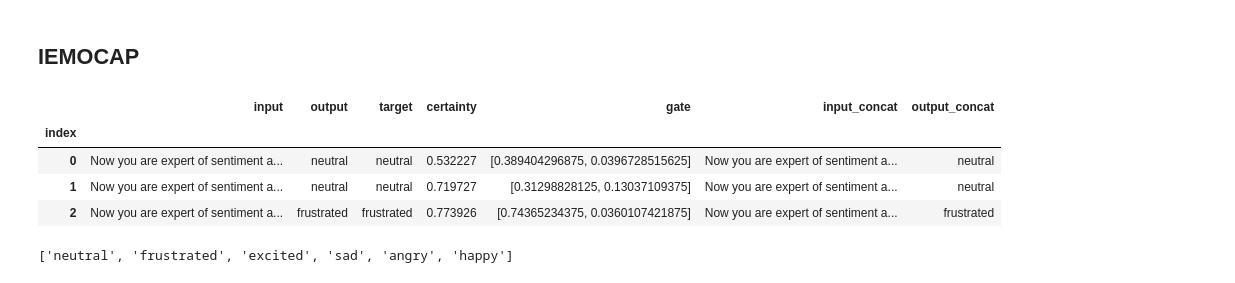
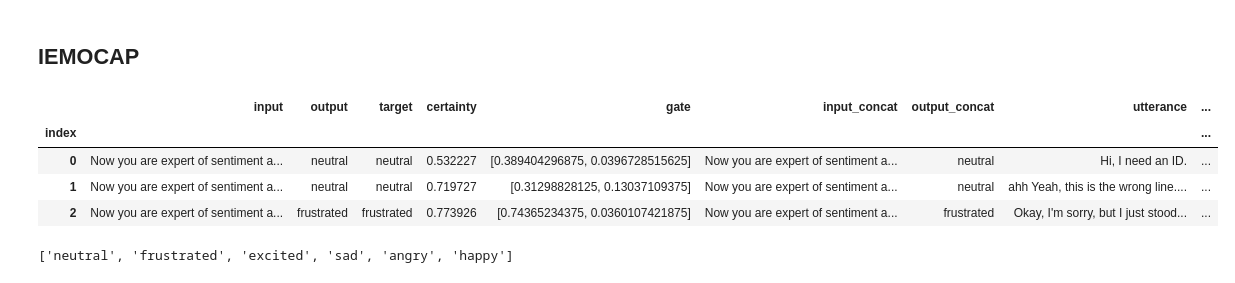
Before and after one commit to HenFo/Masterarbeit, a Jupyter notebook: analysis/mm_models/discussion_iemocap.ipynb, the cells around one changed output. Saved outputs shown, nothing was run; the diff lists cells and outputs as text; code cells hidden in the pictures.

```diff
--- a/analysis/mm_models/discussion_iemocap.ipynb
+++ b/analysis/mm_models/discussion_iemocap.ipynb
@@ -17,29 +17,30 @@ BASE_PATH_FUSION = os.path.join("results", "late_fusion")
 # %%
 DATASET = "IEMOCAP"
 
 
 def get_result_dataframe(dataset: str) -> pd.DataFrame:
     fusion_path = os.path.join(BASE_PATH_FUSION, dataset, "preds_test.json")
     concat_path = os.path.join(BASE_PATH_CONCAT, dataset, "preds_test_normal.json")
 
     fusion_df = utils.build_result_dataframe(fusion_path)
     concat_df = utils.build_result_dataframe(concat_path)
 
     assert len(fusion_df) == len(concat_df)
 
     results = utils.merge_result_dataframes([fusion_df, concat_df], ["fusion", "concat"])
+    results = utils.extract_dialogue_information(results)
 
     return results
 
 
 df = get_result_dataframe(DATASET)
 df.head(3)
 # %% [output]
-|  | input | output | target | certainty | gate | input_concat | output_concat |
-| index |  |  |  |  |  |  |  |
-| 0 | Now you are expert of sentiment a... | neutral | neutral | 0.532227 | [0.389404296875, 0.0396728515625] | Now you are expert of sentiment a... | neutral |
-| 1 | Now you are expert of sentiment a... | neutral | neutral | 0.719727 | [0.31298828125, 0.13037109375] | Now you are expert of sentiment a... | neutral |
-| 2 | Now you are expert of sentiment a... | frustrated | frustrated | 0.773926 | [0.74365234375, 0.0360107421875] | Now you are expert of sentiment a... | frustrated |
+|  | input | output | target | certainty | gate | input_concat | output_concat | utterance | ... |
+| index |  |  |  |  |  |  |  |  | ... |
+| 0 | Now you are expert of sentiment a... | neutral | neutral | 0.532227 | [0.389404296875, 0.0396728515625] | Now you are expert of sentiment a... | neutral | Hi, I need an ID. | ... |
+| 1 | Now you are expert of sentiment a... | neutral | neutral | 0.719727 | [0.31298828125, 0.13037109375] | Now you are expert of sentiment a... | neutral | ahh Yeah, this is the wrong line.... | ... |
+| 2 | Now you are expert of sentiment a... | frustrated | frustrated | 0.773926 | [0.74365234375, 0.0360107421875] | Now you are expert of sentiment a... | frustrated | Okay, I'm sorry, but I just stood... | ... |
 # %%
 labels = df["target"].value_counts().index.to_list()
 labels
```
Also changed, not shown: parts of 2 cells of this notebook, 1 other file.
